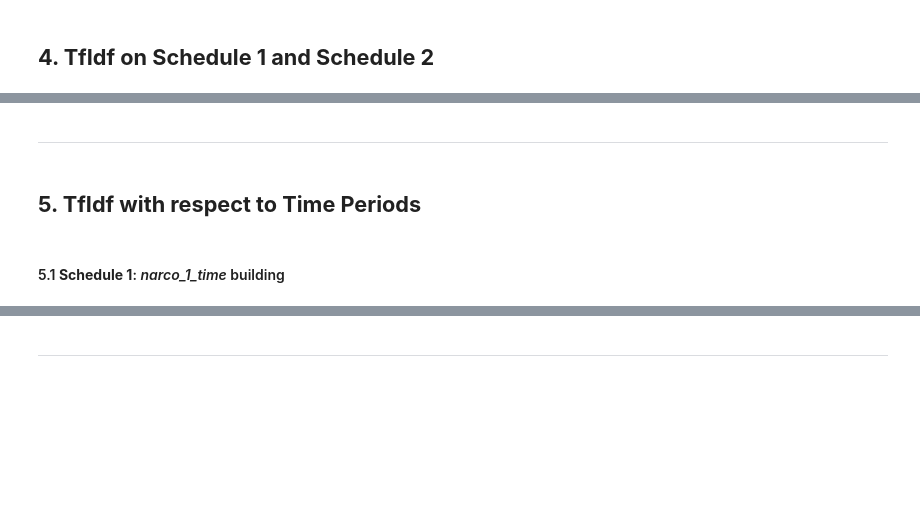
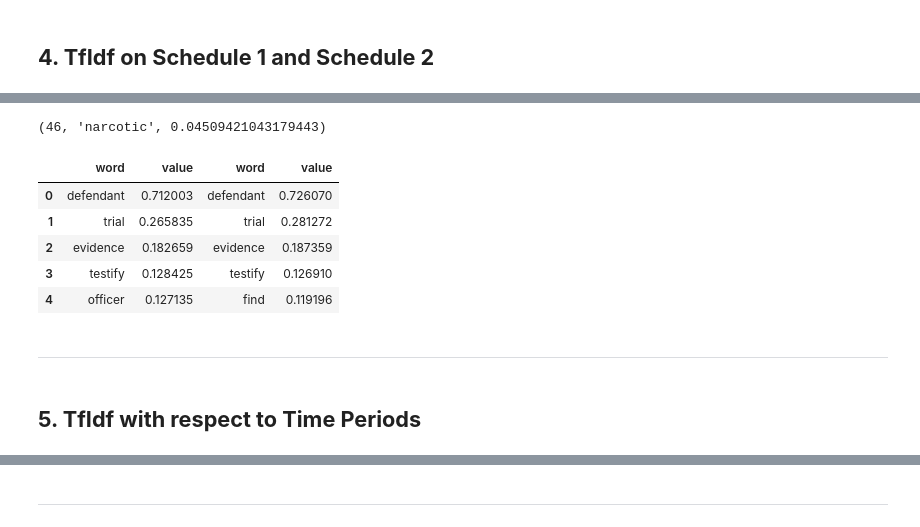
Before and after one commit to martinaviggiano/knowledge_extraction_project, a Jupyter notebook: 02_Term_frequency.ipynb, the cells around one changed output, grey strips where cells are left out. Saved outputs shown, nothing was run; the diff lists cells and outputs as text; code cells hidden in the pictures; blank space fills up the shorter version.

```diff
--- a/02_Term_frequency.ipynb
+++ b/02_Term_frequency.ipynb
@@ -418,0 +267,2 @@ drug 1.0
+# %%
+df_tfidf_1 = pd.DataFrame(zip(tfidf_vectorizer.get_feature_names(), tfidf_1.toarray()[0]), columns=["word", "value"]).sort_values("value", ascending=False).reset_index(drop=True)
@@ -418,0 +272,2 @@ drug 1.0
+# %%
+df_tfidf_2 = pd.DataFrame(zip(tfidf_vectorizer.get_feature_names(), tfidf_2.toarray()[0]), columns=['word', 'value']).sort_values('value', ascending=False).reset_index(drop=True)
@@ -419,5 +288,24 @@ drug 1.0
+# %%
+find_tfidf(df_tfidf_1, 'narcotic', True)
+# %% [output]
+(46, 'narcotic', 0.04509421043179443)
+# %%
+def df_tfidf(df_1, df_2, n_min, n_max):
+    aa = df_1[n_min : n_max]
+    bb = df_2[n_min : n_max]
+    df = pd.concat([aa, bb], axis=1)
+    return df
+# %%
+df_tfidf(df_tfidf_1, df_tfidf_2, 0, 5)
+# %% [output]
+|  | word | value | word | value |
+| 0 | defendant | 0.712003 | defendant | 0.726070 |
+| 1 | trial | 0.265835 | trial | 0.281272 |
+| 2 | evidence | 0.182659 | evidence | 0.187359 |
+| 3 | testify | 0.128425 | testify | 0.126910 |
+| 4 | officer | 0.127135 | find | 0.119196 |
 # %% [markdown]
----
+----
 # %% [markdown]
 ## **5. TfIdf with respect to Time Periods**
 # %%
@@ -431,2 +313,0 @@ schedule_4 = ["modafinil", "provigil", "adderall", "methylphenidate", "memantine
-# %% [markdown]
-#### 5.1 **Schedule 1**: *narco_1_time* building
```
Also changed, not shown: parts of 77 cells of this notebook, 1 other file.
